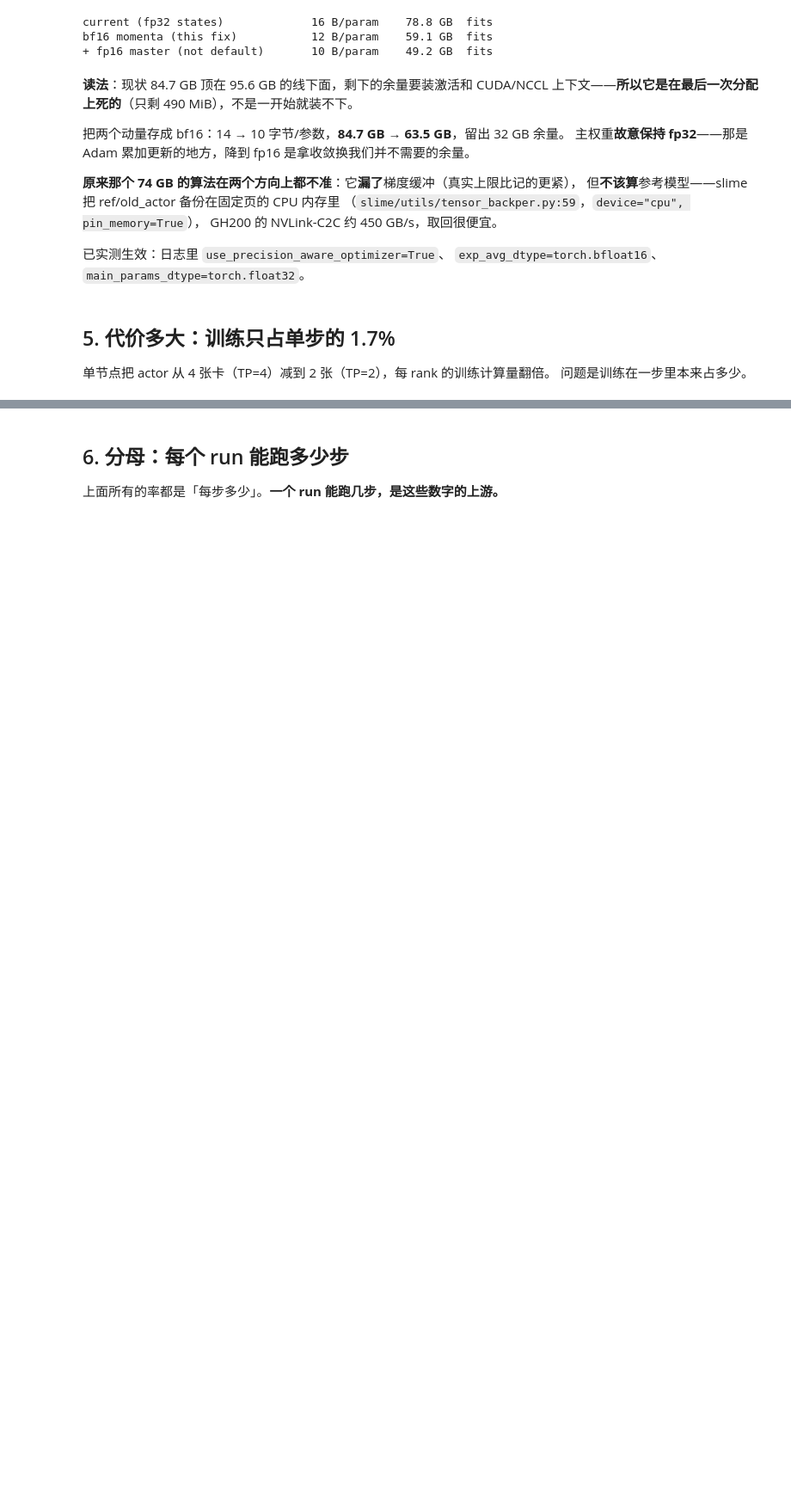
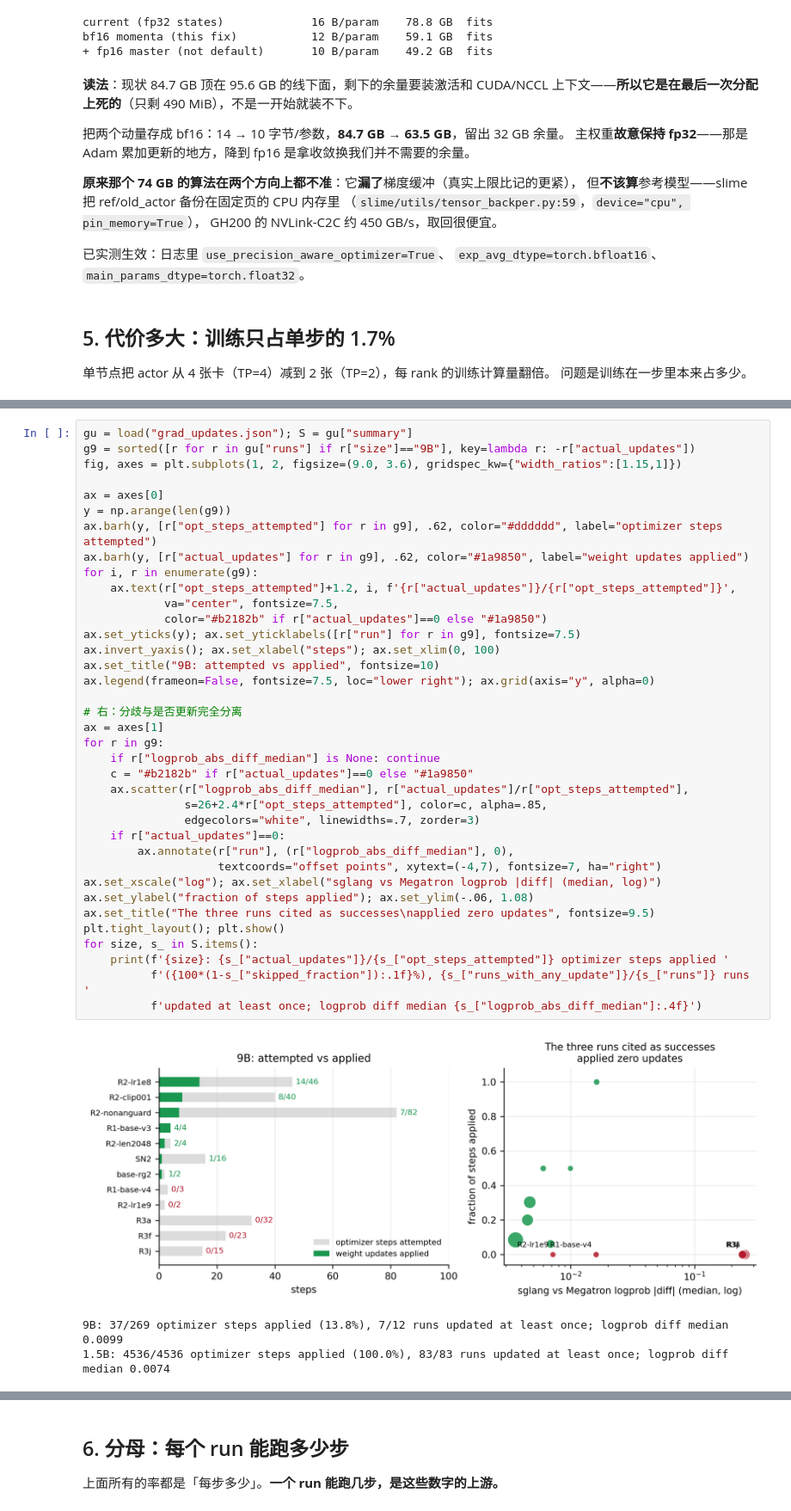
Before and after one commit to KangOxford/Large-Discovery-Models, a Jupyter notebook: rl/slime_launch/rl_analysis.ipynb, the cells around one changed output, grey strips where cells are left out. Shown at 86% size. Saved outputs shown, nothing was run; the diff lists cells and outputs as text; blank space fills up the shorter version.

```diff
--- a/rl/slime_launch/rl_analysis.ipynb
+++ b/rl/slime_launch/rl_analysis.ipynb
@@ -382,0 +483,41 @@ TP=4 → TP=2 时每 rank 的环形 all-reduce 字节数**反而下降**
+# %%
+gu = load("grad_updates.json"); S = gu["summary"]
+g9 = sorted([r for r in gu["runs"] if r["size"]=="9B"], key=lambda r: -r["actual_updates"])
+fig, axes = plt.subplots(1, 2, figsize=(9.0, 3.6), gridspec_kw={"width_ratios":[1.15,1]})
+
+ax = axes[0]
+y = np.arange(len(g9))
+ax.barh(y, [r["opt_steps_attempted"] for r in g9], .62, color="#dddddd", label="optimizer steps attempted")
+ax.barh(y, [r["actual_updates"] for r in g9], .62, color="#1a9850", label="weight updates applied")
+for i, r in enumerate(g9):
+    ax.text(r["opt_steps_attempted"]+1.2, i, f'{r["actual_updates"]}/{r["opt_steps_attempted"]}',
+            va="center", fontsize=7.5,
+            color="#b2182b" if r["actual_updates"]==0 else "#1a9850")
+ax.set_yticks(y); ax.set_yticklabels([r["run"] for r in g9], fontsize=7.5)
+ax.invert_yaxis(); ax.set_xlabel("steps"); ax.set_xlim(0, 100)
+ax.set_title("9B: attempted vs applied", fontsize=10)
+ax.legend(frameon=False, fontsize=7.5, loc="lower right"); ax.grid(axis="y", alpha=0)
+
+# 右：分歧与是否更新完全分离
+ax = axes[1]
+for r in g9:
+    if r["logprob_abs_diff_median"] is None: continue
+    c = "#b2182b" if r["actual_updates"]==0 else "#1a9850"
+    ax.scatter(r["logprob_abs_diff_median"], r["actual_updates"]/r["opt_steps_attempted"],
+               s=26+2.4*r["opt_steps_attempted"], color=c, alpha=.85,
+               edgecolors="white", linewidths=.7, zorder=3)
+    if r["actual_updates"]==0:
+        ax.annotate(r["run"], (r["logprob_abs_diff_median"], 0),
+                    textcoords="offset points", xytext=(-4,7), fontsize=7, ha="right")
+ax.set_xscale("log"); ax.set_xlabel("sglang vs Megatron logprob |diff| (median, log)")
+ax.set_ylabel("fraction of steps applied"); ax.set_ylim(-.06, 1.08)
+ax.set_title("The three runs cited as successes\napplied zero updates", fontsize=9.5)
+plt.tight_layout(); plt.show()
+for size, s_ in S.items():
+    print(f'{size}: {s_["actual_updates"]}/{s_["opt_steps_attempted"]} optimizer steps applied '
+          f'({100*(1-s_["skipped_fraction"]):.1f}%), {s_["runs_with_any_update"]}/{s_["runs"]} runs '
+          f'updated at least once; logprob diff median {s_["logprob_abs_diff_median"]:.4f}')
+# %% [output]
+[figure, added]
+9B: 37/269 optimizer steps applied (13.8%), 7/12 runs updated at least once; logprob diff median 0.0099
+1.5B: 4536/4536 optimizer steps applied (100.0%), 83/83 runs updated at least once; logprob diff median 0.0074
```
Also changed, not shown: parts of 21 cells of this notebook, 1 other file.
